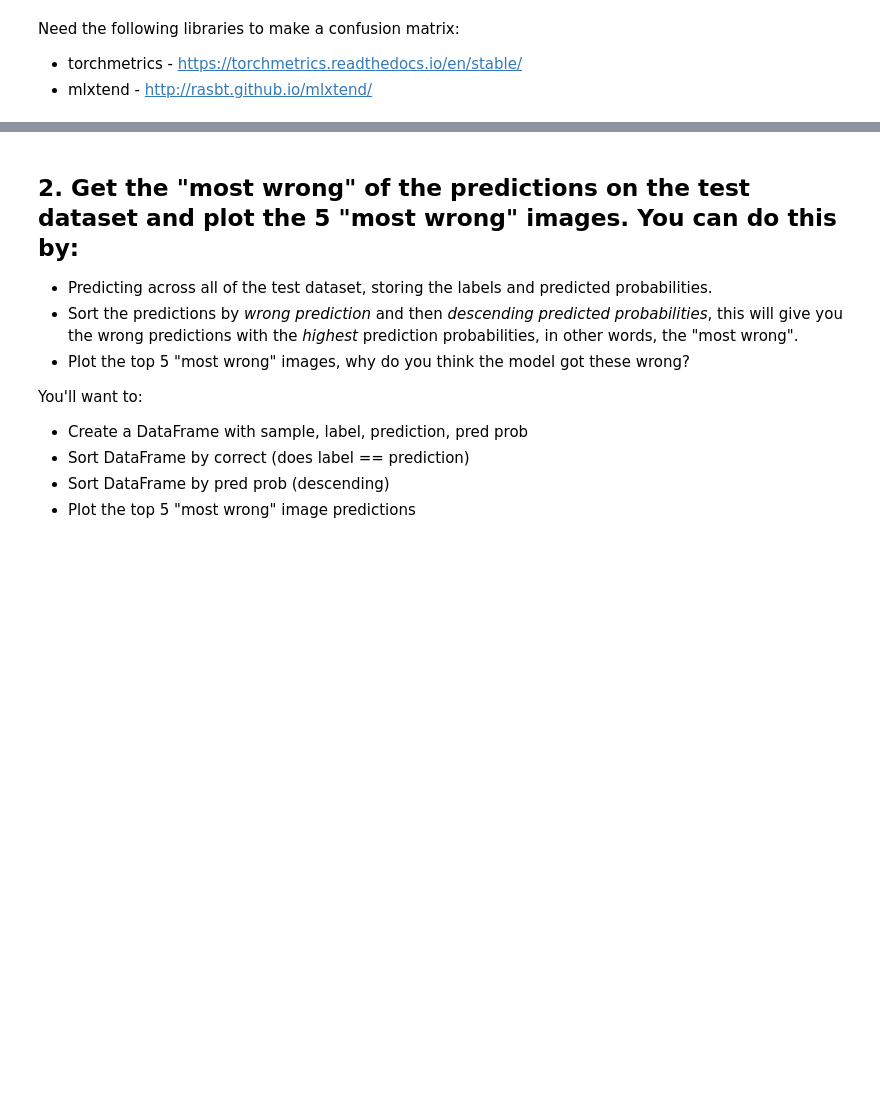
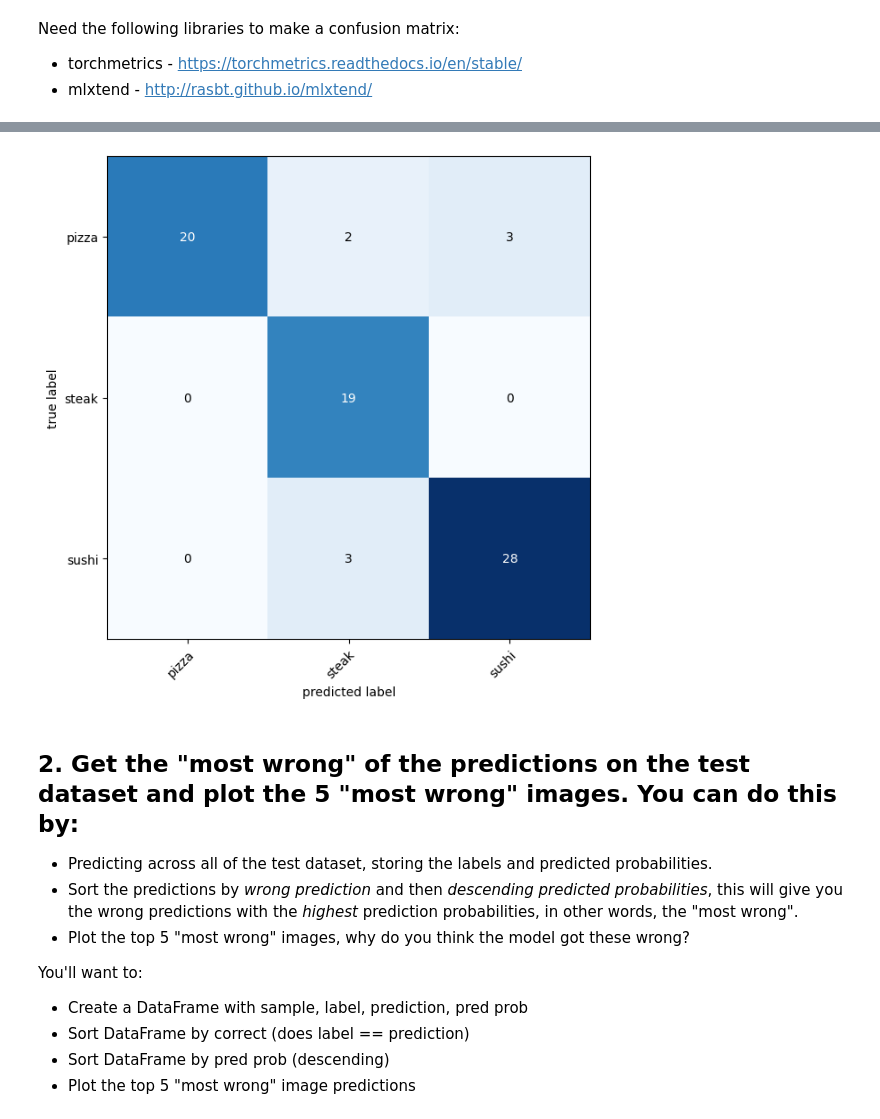
Before and after one commit to danilovpy/learnpytorchioexe, a Jupyter notebook: extras/exercises/06_pytorch_transfer_learning_exercises.ipynb, the cells around one changed output, grey strips where cells are left out. Drawn from its saved outputs; the diff is of its cells as text; code cells hidden in the pictures; blank space fills up the shorter version.

```diff
--- a/extras/exercises/06_pytorch_transfer_learning_exercises.ipynb
+++ b/extras/exercises/06_pytorch_transfer_learning_exercises.ipynb
@@ -195,23 +195,16 @@ Epoch: 5 | train_loss: 0.6445 | train_acc: 0.7812 | test_loss: 0.6244 | test_acc
 ### Make predictions on the entire test dataset with the model
 # %%
 # TODO
-import matplotlib.pyplot as plt
-
 
 model_0.eval()
 
+test_labels = []
 with torch.inference_mode():
   for batch, (X, y) in enumerate(test_dataloader):
     X, y = X.to(device), y.to(device)
-    image = X[0]
-    image = image.permute(1,2,0)
     logits = model_0(X)
-    prob = torch.softmax(logits, dim=1)
-    label = torch.argmax(prob, dim=1)
-    # print(label)
-    # predicted_label = class_names[label.squeeze()]
-    # actual_label = class_names[y]
-    plt.imshow(image.to("cpu"))
-    plt.axis("off")
-    plt.show()
+    pred_label = torch.argmax(torch.softmax(logits, dim=1), dim=1)
+    test_labels.append(pred_label)
+test_labels = torch.cat(test_labels).cpu()
+test_labels
 # %% [output]
@@ -251,3 +240,16 @@ assert int(mlxtend.__version__.split(".")[1]) >= 19 # should be version 0.19.0 o
+# %%
+# TODO
+from torchmetrics import ConfusionMatrix
+from mlxtend.plotting import plot_confusion_matrix
+
+test_truth = torch.cat([y for X, y in test_dataloader])
+
+confmat = ConfusionMatrix(task="multiclass", num_classes=len(class_names))
+confmat_tensor = confmat(preds=test_labels, target=test_truth)
+
+fig, ax = plot_confusion_matrix(confmat_tensor.numpy(), class_names=class_names, figsize=(10,7))
+# %% [output]
+[figure, added]
 # %% [markdown]
 ## 2. Get the "most wrong" of the predictions on the test dataset and plot the 5 "most wrong" images. You can do this by:
 * Predicting across all of the test dataset, storing the labels and predicted probabilities.
```
Also changed, not shown: parts of 8 cells of this notebook.
